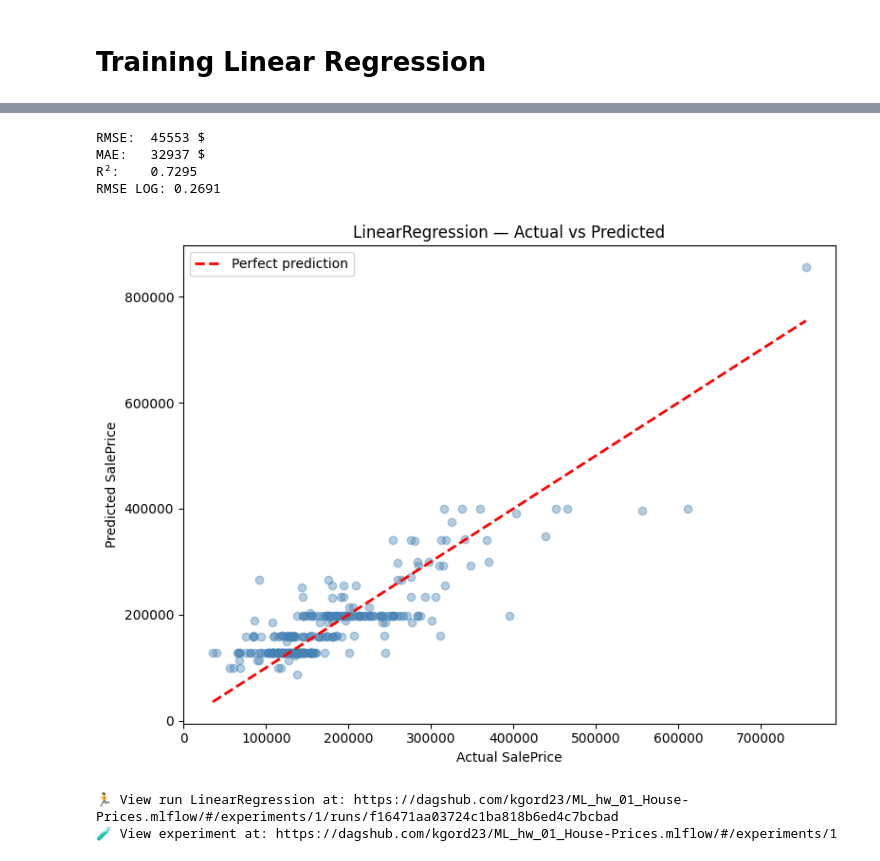
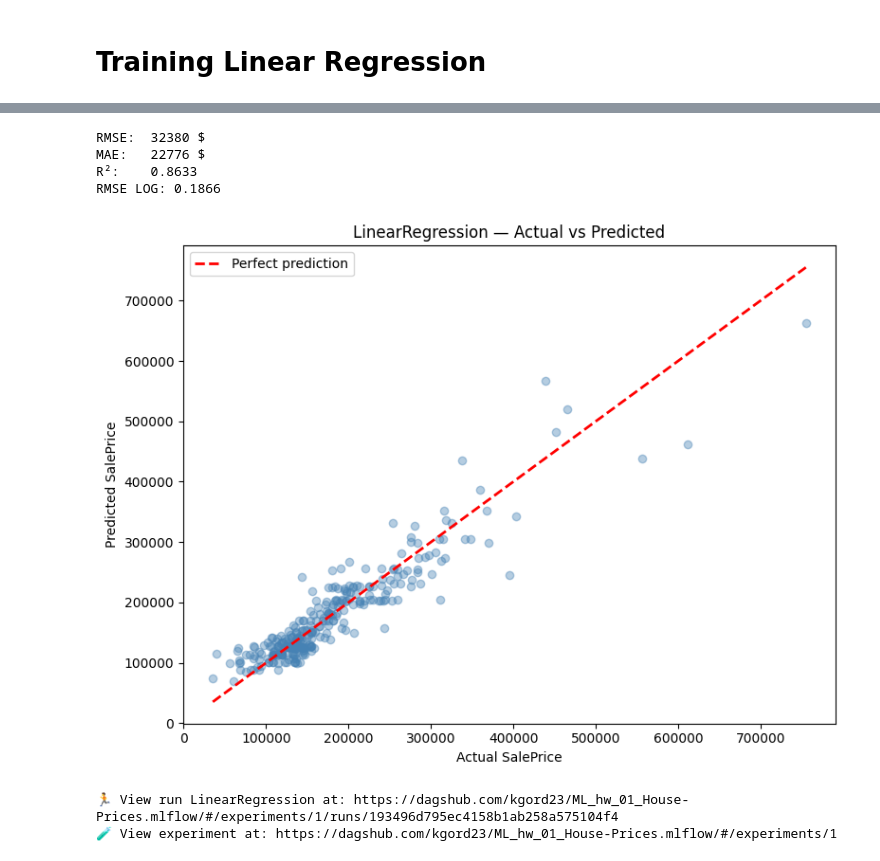
Before and after one commit to kgordeziani/ML_hw_01_House-Prices, a Jupyter notebook: model_experiment.ipynb, the cells around one changed output, grey strips where cells are left out. Drawn from its saved outputs; the diff is of its cells as text; code cells hidden in the pictures.

```diff
--- a/model_experiment.ipynb
+++ b/model_experiment.ipynb
@@ -157,14 +162,14 @@ X_train[cat_cols]=X_train[cat_cols].fillna(modeVal)
 X_val[cat_cols]=X_val[cat_cols].fillna(modeVal)
 # %%
     mlflow.set_experiment("House_Prices_Experiment")
-    with mlflow.start_run(run_name="Data_Cleaning_with mean on numeric_mode on categoric"):
+    with mlflow.start_run(run_name="Data_Cleaning_with median on numeric_mode on categoric"):
         mlflow.log_param("missing_threshold", threshold)
-        mlflow.log_param("num_imputation", "mean")
+        mlflow.log_param("num_imputation", "median")
         mlflow.log_param("cat_imputaion", "mode")
         mlflow.log_param("dropped_NA_columns", list(cols_to_drop))
 
         for col in num_cols:
-            mlflow.log_param(f"mean_{col}", meanVal[col])
+            mlflow.log_param(f"median_{col}", medianVal[col])
 
         for col in cat_cols:
             mlflow.log_param(f"mode_{col}", modeVal[col])
@@ -334,7 +339,7 @@ Index(['Id', 'MSSubClass', 'LotFrontage', 'LotArea', 'OverallQual',
 # %%
 with mlflow.start_run(run_name='Feature_selection_correlation_with_target'):
     corr_with_target = X_train_encoded.corrwith(Y_train).abs().sort_values(ascending=False)
-    threshold=0.1
+    threshold=0.05
     weak_features=corr_with_target[corr_with_target<threshold].index.tolist()
    # print(weak_features)
     print(f"weak (< {threshold}): {len(weak_features)}")
@@ -439,8 +447,8 @@ number of columns left:  94
 from sklearn.feature_selection import RFE
 from sklearn.linear_model import LinearRegression
 
-with mlflow.start_run(run_name="Feature_selection_RFE_10_Features"):
-    n_features=10
+with mlflow.start_run(run_name="Feature_selection_RFE_30_Features"):
+    n_features=30
     model=LinearRegression()
     rfe=RFE(estimator=model, n_features_to_select=n_features)
     rfe.fit(X_train_encoded, Y_train)
@@ -452,8 +460,8 @@ with mlflow.start_run(run_name="Feature_selection_RFE_10_Features"):
     ranking = ranking.sort_values()
 
     fig, ax = graph.subplots(figsize=(7, 5))
-    ranking.head(10).plot(kind='barh', ax=ax, color='steelblue')
-    ax.set_title('RFE — Top 10 selected')
+    ranking.head(30).plot(kind='barh', ax=ax, color='steelblue')
+    ax.set_title('RFE — Top 30 selected')
     ax.set_xlabel('Ranking (1 = best)')
     graph.tight_layout()
     graph.savefig("rfe_features.png")
@@ -481,47 +487,62 @@ Y_val_log   = Y_val_log.loc[X_val_encoded.index]
 # %%
-from sklearn.metrics import mean_squared_error, mean_absolute_error, r2_score
+
 with mlflow.start_run(run_name="LinearRegression"):
-    mlflow.set_tag("description", "Linear Regression with numeric filled with mean, cat_cols filled with mode, and RFE selected 10 cols")
+    mlflow.set_tag("description", "Linear Regression with numeric filled with median, cat_cols filled with mode, and RFE selected 20 cols")
     model=LinearRegression()
     model.fit(X_train_encoded, Y_train_log)
     Y_pred_log=model.predict(X_val_encoded)
     Y_pred=np.expm1(Y_pred_log)
     Y_val_actual=np.expm1(Y_val_log)
+
+    Y_train_pred_log = model.predict(X_train_encoded)
+    Y_train_pred = np.expm1(Y_train_pred_log)
+    Y_train_actual = np.expm1(Y_train_log)
+
+    train_rmse = np.sqrt(mean_squared_error(Y_train_actual, Y_train_pred))
+    train_rmsle = np.sqrt(mean_squared_error(Y_train_log, Y_train_pred_log))
+    train_r2 = r2_score(Y_train_actual, Y_train_pred)
+
+
+    val_rmse = np.sqrt(mean_squared_error(Y_val_actual, Y_pred))
+    val_rmsle = np.sqrt(mean_squared_error(Y_val_log, Y_pred_log))
+    val_r2 = r2_score(Y_val_actual, Y_pred)
 
     rmse=np.sqrt(mean_squared_error(Y_val_actual, Y_pred))
     mae=mean_absolute_error(Y_val_actual, Y_pred)
     r2=r2_score(Y_val_actual, Y_pred)
     rmselog=np.sqrt(mean_squared_error(Y_val_log, Y_pred_log))
 
     print(f"RMSE:  {rmse:.0f} $")
     print(f"MAE:   {mae:.0f} $")
     print(f"R²:    {r2:.4f}")
     print(f"RMSE LOG: {rmselog:.4f}")
 
     mlflow.log_param("model", "LinearRegression")
-    mlflow.log_metric("RMSE", rmse)
-    mlflow.log_metric("MAE", mae)
-    mlflow.log_metric("R2", r2)
-    mlflow.log_metric("RMSELOG", rmselog)
+    mlflow.log_metric("train_rmse", train_rmse)
+    mlflow.log_metric("train_rmsle", train_rmsle)
+    mlflow.log_metric("train_r2", train_r2)
+    mlflow.log_metric("val_rmse", val_rmse)
+    mlflow.log_metric("val_rmsle", val_rmsle)
+    mlflow.log_metric("val_r2", val_r2)
 
     fig, ax = graph.subplots(figsize=(8, 6))
     ax.scatter(Y_val_actual, Y_pred, alpha=0.4, color='steelblue')
     ax.plot([Y_val_actual.min(), Y_val_actual.max()],
             [Y_val_actual.min(), Y_val_actual.max()],
             'r--', linewidth=2, label='Perfect prediction')
     ax.set_xlabel('Actual SalePrice')
     ax.set_ylabel('Predicted SalePrice')
     ax.set_title('LinearRegression — Actual vs Predicted')
     ax.legend()
     graph.tight_layout()
     graph.savefig("lr_actual_vs_predicted.png")
     mlflow.log_artifact("lr_actual_vs_predicted.png")
     graph.show()
 # %% [output]
-RMSE:  45553 $
-MAE:   32937 $
-R²:    0.7295
-RMSE LOG: 0.2691
+RMSE:  32380 $
+MAE:   22776 $
+R²:    0.8633
+RMSE LOG: 0.1866
-[figure, old version]
+[figure, new version]
-🏃 View run LinearRegression at: https://dagshub.com/kgord23/ML_hw_01_House-Prices.mlflow/#/experiments/1/runs/f16471aa03724c1ba818b6ed4c7bcbad
+🏃 View run LinearRegression at: https://dagshub.com/kgord23/ML_hw_01_House-Prices.mlflow/#/experiments/1/runs/193496d795ec4158b1ab258a575104f4
 🧪 View experiment at: https://dagshub.com/kgord23/ML_hw_01_House-Prices.mlflow/#/experiments/1
```
Also changed, not shown: parts of 14 cells of this notebook.
